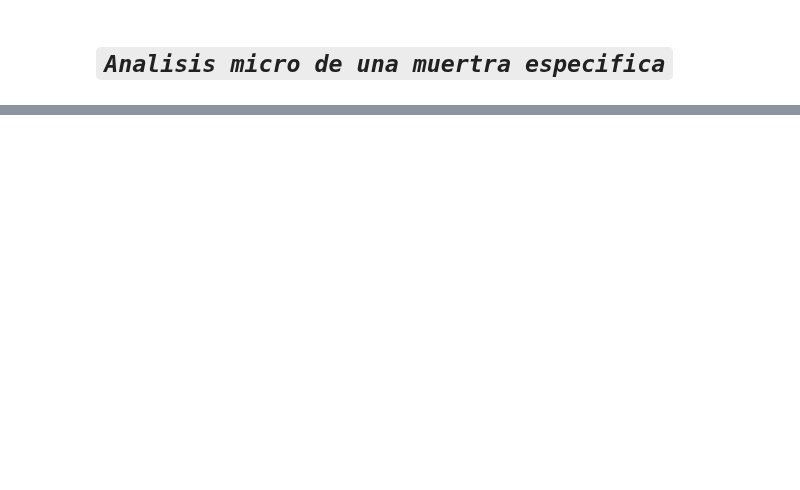
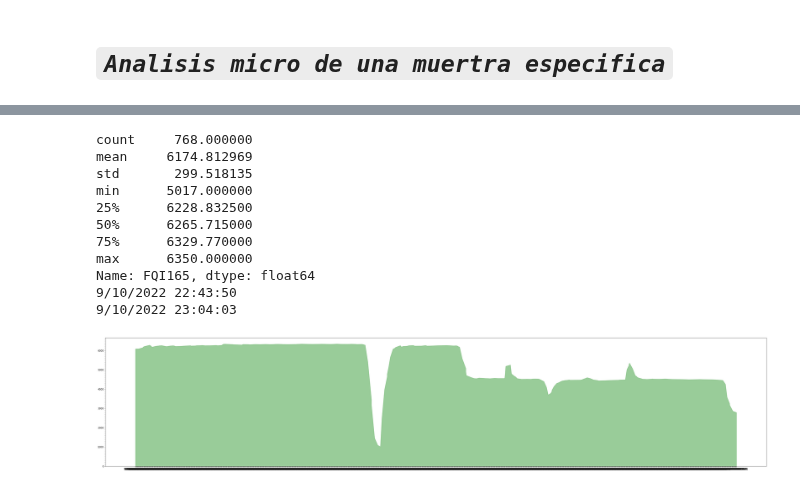
Before and after one commit to JuanCappelletti/Consteel_H06, a Jupyter notebook: Muestra_Micro.ipynb, the cells around one changed output, grey strips where cells are left out. Saved outputs shown, nothing was run; the diff lists cells and outputs as text; code cells hidden in the pictures; blank space fills up the shorter version.

```diff
--- a/Muestra_Micro.ipynb
+++ b/Muestra_Micro.ipynb
@@ -90,0 +102,29 @@ Error: Runtime no longer has a reference to this dataframe, please re-run this c
+# %%
+
+figd, (ax5)= plt.subplots(1, figsize=(50,10))
+
+ax5.stackplot(aux['Time'],aux['FQI165'],alpha=0.4,color='green')
+labels = ax.get_xticklabels()
+labels1= ax.get_yticklabels(which='both')
+plt.setp(labels, rotation=45,fontsize=50, horizontalalignment='right')
+plt.setp(labels1,fontsize=40, horizontalalignment='right')
+ax5.yaxis.set_major_locator(MultipleLocator(1000),)
+ax5.yaxis.set_minor_locator(MultipleLocator(100),)
+figd.show()
+print(aux1.FQI165.describe())
+
+print(aux1['Time'].values[0])
+print(aux1['Time'].values[len(aux1.index)-1])
+# %% [output]
+count     768.000000
+mean     6174.812969
+std       299.518135
+min      5017.000000
+25%      6228.832500
+50%      6265.715000
+75%      6329.770000
+max      6350.000000
+Name: FQI165, dtype: float64
+9/10/2022 22:43:50
+9/10/2022 23:04:03
+[figure, added]
```
Also changed, not shown: parts of 3 cells of this notebook.
